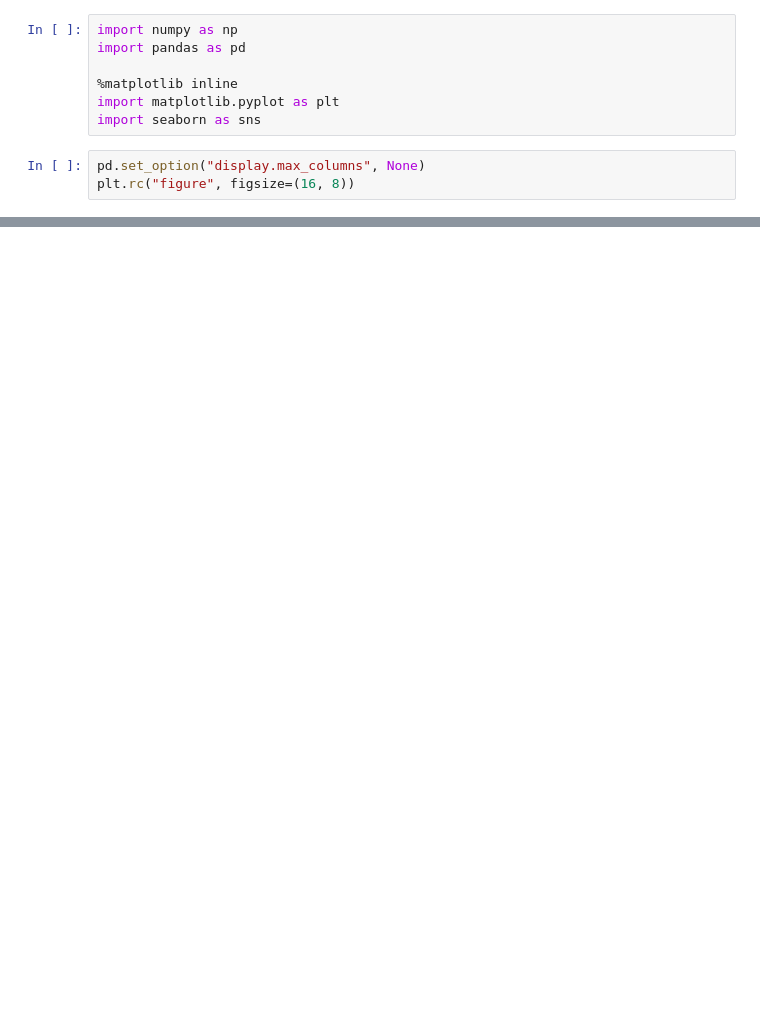
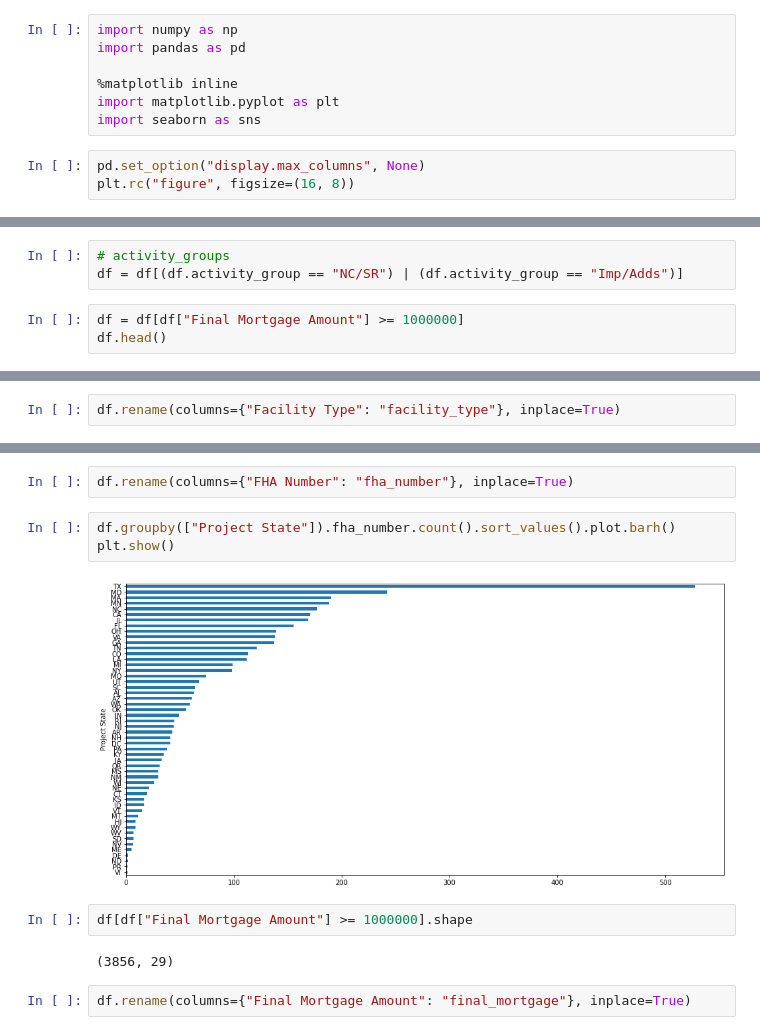
Before and after one commit to aleclhartman/personal_projects, a Jupyter notebook: testfit_wrangle.ipynb, the cells around one changed output, grey strips where cells are left out. Drawn from its saved outputs; the diff is of its cells as text; blank space fills up the shorter version.

```diff
--- a/testfit_wrangle.ipynb
+++ b/testfit_wrangle.ipynb
@@ -230,0 +38,6 @@ nc
+# %%
+# activity_groups
+df = df[(df.activity_group == "NC/SR") | (df.activity_group == "Imp/Adds")]
+# %%
+df = df[df["Final Mortgage Amount"] >= 1000000]
+df.head()
@@ -230,0 +86,2 @@ nc
+# %%
+df.rename(columns={"Facility Type": "facility_type"}, inplace=True)
@@ -230,0 +102,13 @@ nc
+# %%
+df.rename(columns={"FHA Number": "fha_number"}, inplace=True)
+# %%
+df.groupby(["Project State"]).fha_number.count().sort_values().plot.barh()
+plt.show()
+# %% [output]
+[figure, added]
+# %%
+df[df["Final Mortgage Amount"] >= 1000000].shape
+# %% [output]
+(3856, 29)
+# %%
+df.rename(columns={"Final Mortgage Amount": "final_mortgage"}, inplace=True)
```
Also changed, not shown: parts of 32 cells of this notebook.
